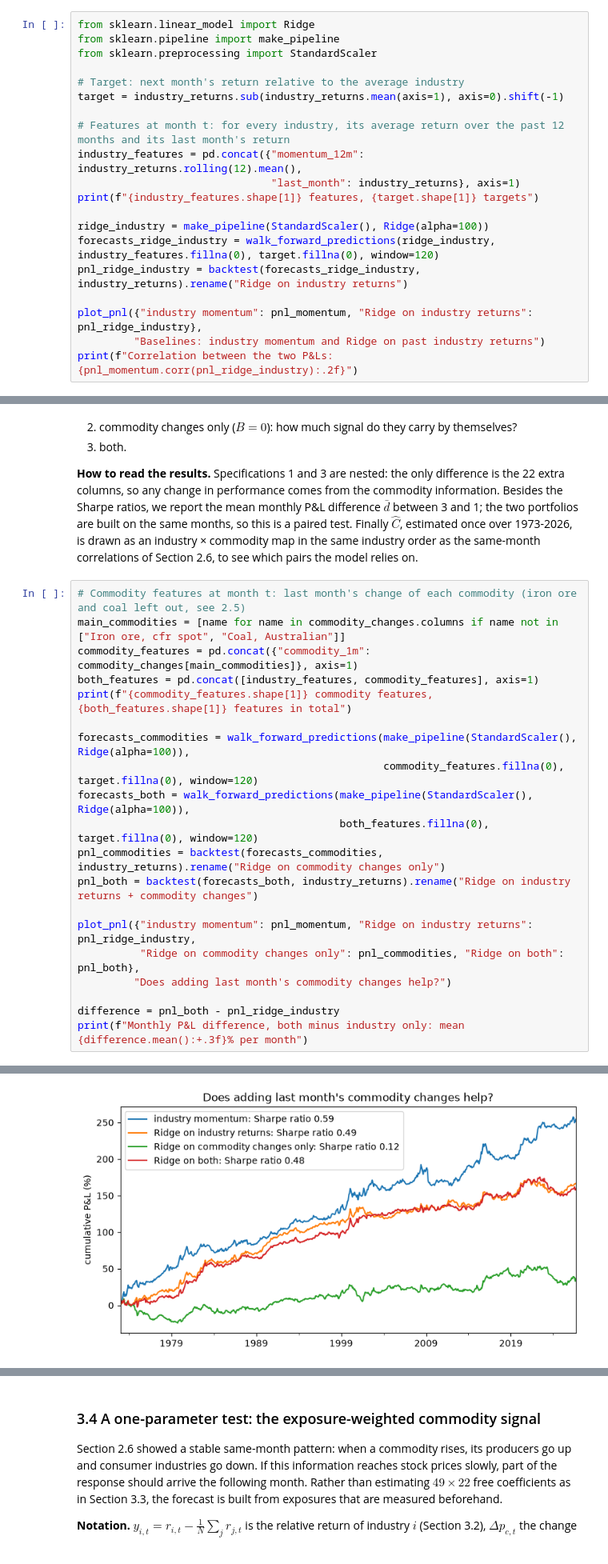
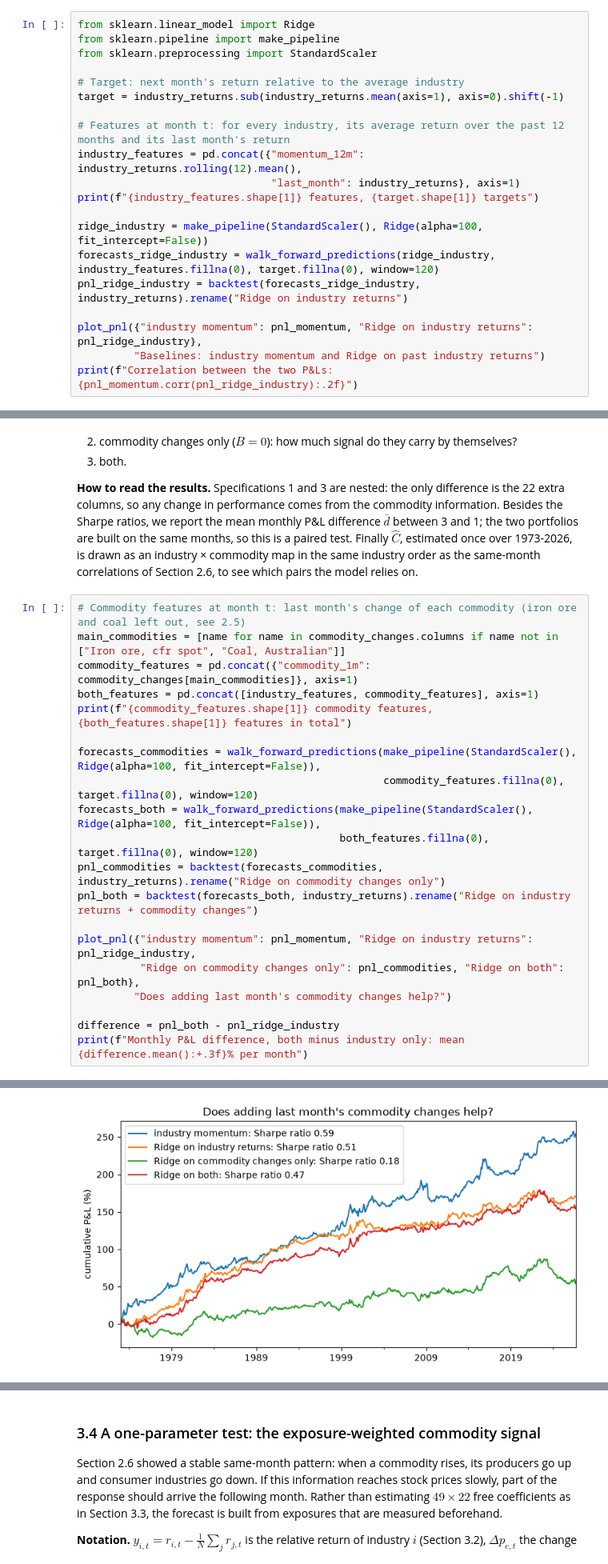
Before and after one commit to SelimLali/Machine_Learning_Trading, a Jupyter notebook: commodities_lead_industries.ipynb, the cells around one changed output, grey strips where cells are left out. Shown at 80% size. Drawn from its saved outputs; the diff is of its cells as text.

Commit message:
Ridge without intercept (3.2, 3.3), figures updated

```diff
--- a/commodities_lead_industries.ipynb
+++ b/commodities_lead_industries.ipynb
@@ -470,7 +472,7 @@ industry_features = pd.concat({"momentum_12m": industry_returns.rolling(12).mean
                                "last_month": industry_returns}, axis=1)
 print(f"{industry_features.shape[1]} features, {target.shape[1]} targets")
 
-ridge_industry = make_pipeline(StandardScaler(), Ridge(alpha=100))
+ridge_industry = make_pipeline(StandardScaler(), Ridge(alpha=100, fit_intercept=False))
 forecasts_ridge_industry = walk_forward_predictions(ridge_industry, industry_features.fillna(0), target.fillna(0), window=120)
 pnl_ridge_industry = backtest(forecasts_ridge_industry, industry_returns).rename("Ridge on industry returns")
 
@@ -502,23 +504,23 @@ where $x_t$ holds the 98 past industry returns of Section 3.2 and $\Delta p_t$ t
 # %%
 # Commodity features at month t: last month's change of each commodity (iron ore and coal left out, see 2.5)
 main_commodities = [name for name in commodity_changes.columns if name not in ["Iron ore, cfr spot", "Coal, Australian"]]
 commodity_features = pd.concat({"commodity_1m": commodity_changes[main_commodities]}, axis=1)
 both_features = pd.concat([industry_features, commodity_features], axis=1)
 print(f"{commodity_features.shape[1]} commodity features, {both_features.shape[1]} features in total")
 
-forecasts_commodities = walk_forward_predictions(make_pipeline(StandardScaler(), Ridge(alpha=100)),
+forecasts_commodities = walk_forward_predictions(make_pipeline(StandardScaler(), Ridge(alpha=100, fit_intercept=False)),
                                                  commodity_features.fillna(0), target.fillna(0), window=120)
-forecasts_both = walk_forward_predictions(make_pipeline(StandardScaler(), Ridge(alpha=100)),
+forecasts_both = walk_forward_predictions(make_pipeline(StandardScaler(), Ridge(alpha=100, fit_intercept=False)),
                                           both_features.fillna(0), target.fillna(0), window=120)
 pnl_commodities = backtest(forecasts_commodities, industry_returns).rename("Ridge on commodity changes only")
 pnl_both = backtest(forecasts_both, industry_returns).rename("Ridge on industry returns + commodity changes")
 
 plot_pnl({"industry momentum": pnl_momentum, "Ridge on industry returns": pnl_ridge_industry,
           "Ridge on commodity changes only": pnl_commodities, "Ridge on both": pnl_both},
          "Does adding last month's commodity changes help?")
 
 difference = pnl_both - pnl_ridge_industry
 print(f"Monthly P&L difference, both minus industry only: mean {difference.mean():+.3f}% per month")
 # %% [output]
 22 commodity features, 120 features in total
-[figure, old version]
+[figure, new version]
```
Also changed, not shown: parts of 12 cells of this notebook.
